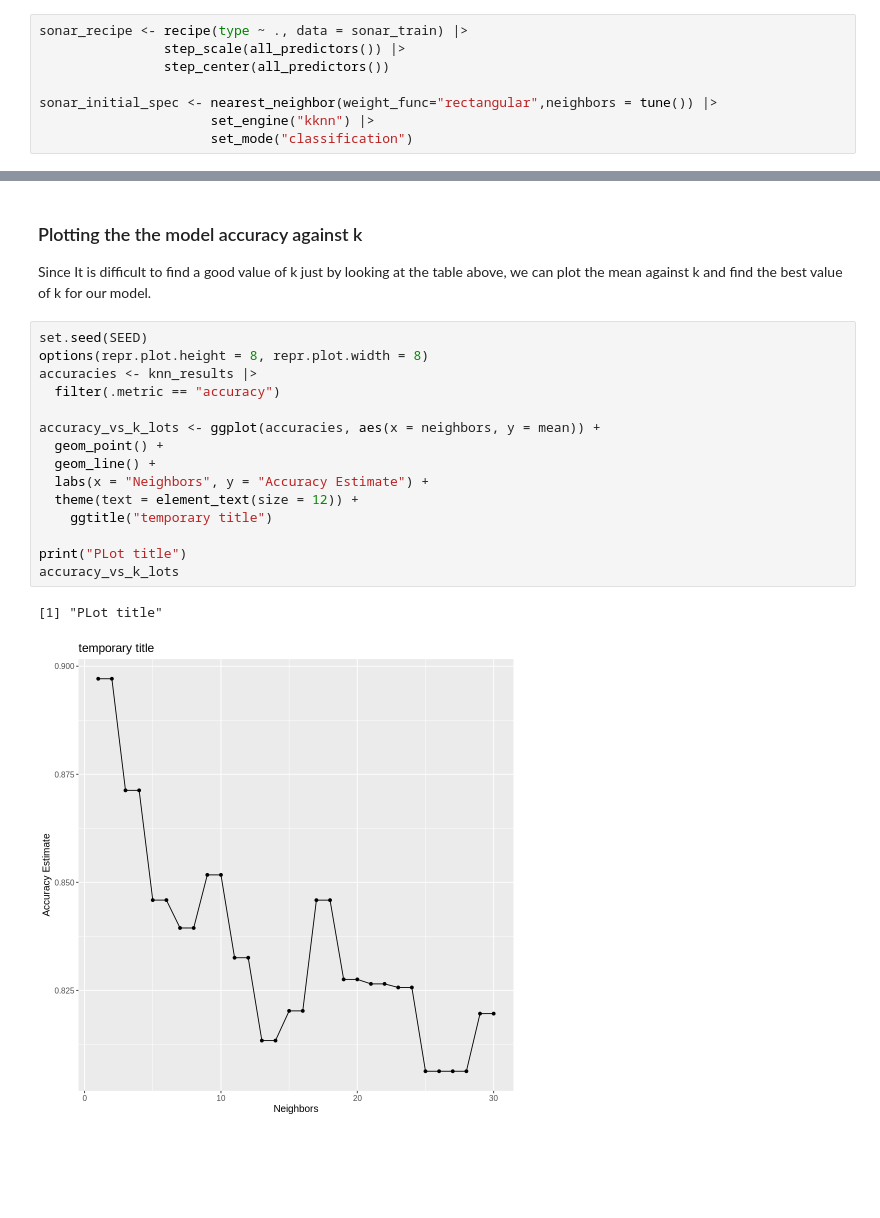
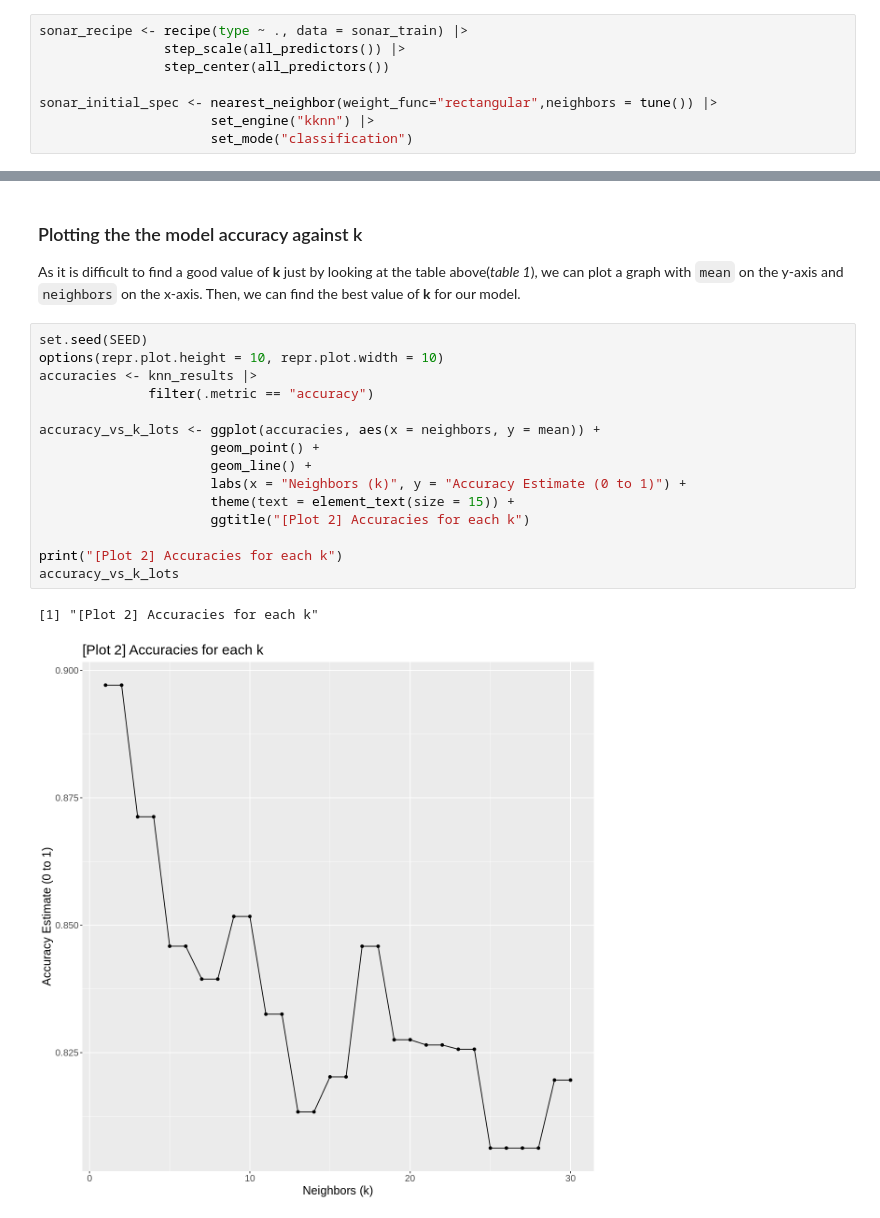
Before and after one commit to Anmol-Ghadia/dsci-100-2022w1-group-44, a Jupyter notebook: Project_report.ipynb, the cells around one changed output, grey strips where cells are left out. Cells and saved outputs as stored; diff of their text form; blank space fills up the shorter version.

```diff
--- a/Project_report.ipynb
+++ b/Project_report.ipynb
@@ -140,24 +149,24 @@ A tibble: 60 × 7
 | 30 | roc_auc | binary | 0.9119590 | 5 | 0.01995487 | Preprocessor1_Model30 |
 # %% [markdown]
 ### Plotting the the model accuracy against k
-Since It is difficult to find a good value of k just by looking at the table above, we can plot the mean against k and find the best value of k for our model.
+As it is difficult to find a good value of **k** just by looking at the table above(*table 1*), we can plot a graph with `mean` on the y-axis and `neighbors` on the x-axis. Then, we can find the best value of **k** for our model.
 # %%
 set.seed(SEED)
-options(repr.plot.height = 8, repr.plot.width = 8)
+options(repr.plot.height = 10, repr.plot.width = 10)
 accuracies <- knn_results |>
-  filter(.metric == "accuracy")
+              filter(.metric == "accuracy")
 
 accuracy_vs_k_lots <- ggplot(accuracies, aes(x = neighbors, y = mean)) +
-  geom_point() +
-  geom_line() +
-  labs(x = "Neighbors", y = "Accuracy Estimate") +
-  theme(text = element_text(size = 12)) +
-    ggtitle("temporary title")
+                      geom_point() +
+                      geom_line() +
+                      labs(x = "Neighbors (k)", y = "Accuracy Estimate (0 to 1)") +
+                      theme(text = element_text(size = 15)) +
+                      ggtitle("[Plot 2] Accuracies for each k")
 
-print("PLot title")
+print("[Plot 2] Accuracies for each k")
 accuracy_vs_k_lots
 # %% [output]
-[1] "PLot title"
+[1] "[Plot 2] Accuracies for each k"
-[figure, old version]
+[figure, new version]
 # %% [markdown]
 ### Finding the best k
```
Also changed, not shown: parts of 21 cells of this notebook.
